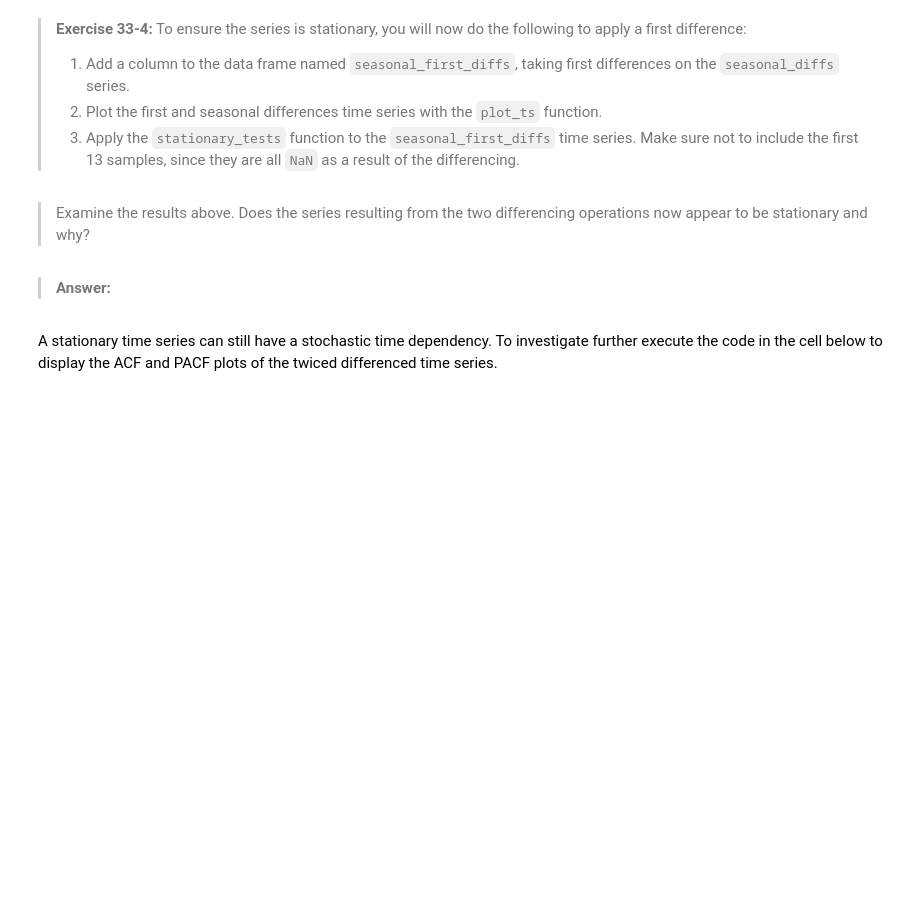
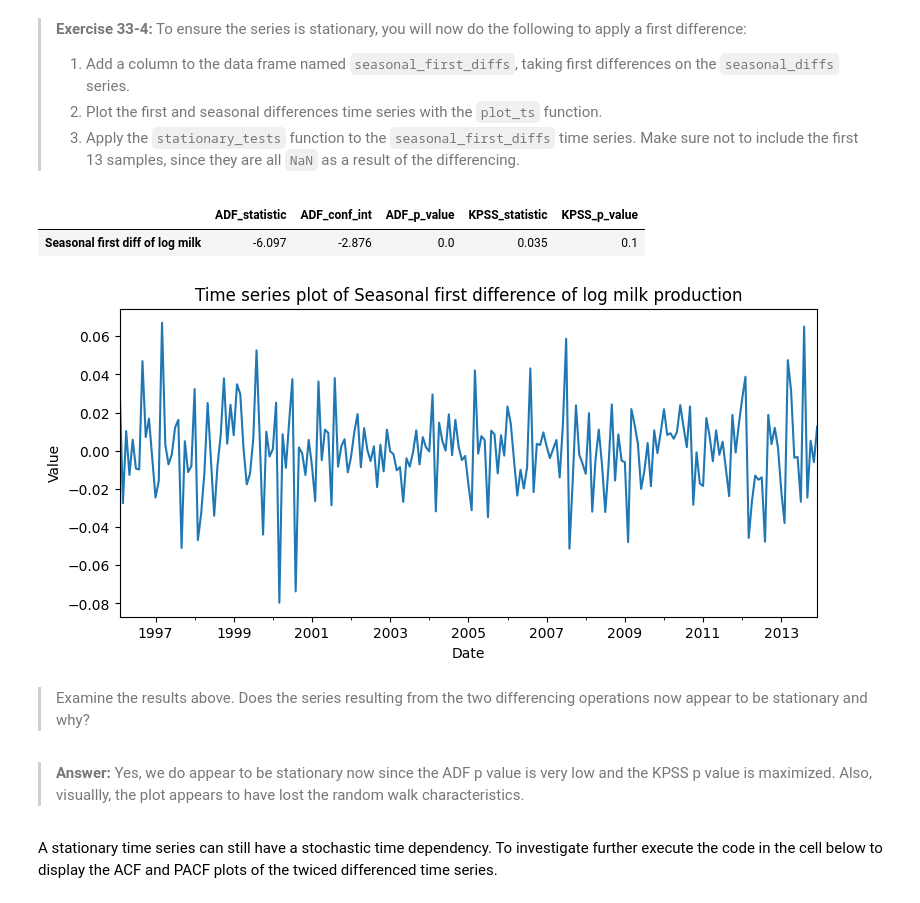
Before and after one commit to whendo/CSCI-E-83, a Jupyter notebook: Notebooks/33_Chapter33_TimeSeriesModels.ipynb, the cells around one changed output. Saved outputs shown, nothing was run; the diff lists cells and outputs as text; code cells hidden in the pictures; blank space fills up the shorter version.

```diff
--- a/Notebooks/33_Chapter33_TimeSeriesModels.ipynb
+++ b/Notebooks/33_Chapter33_TimeSeriesModels.ipynb
@@ -664,7 +966,16 @@ stationary_tests([CA_dairy['seasonal_diffs'][12:]], ['Seasonal diff of log milk'
+# %%
+## Put your code below
+CA_dairy['seasonal_first_diffs'] = CA_dairy['seasonal_diffs'].diff()
+plot_ts(CA_dairy['seasonal_first_diffs'][13:], 'Seasonal first difference of log milk production')
+stationary_tests([CA_dairy['seasonal_first_diffs'][13:]], ['Seasonal first diff of log milk'])
+# %% [output]
+|  | ADF_statistic | ADF_conf_int | ADF_p_value | KPSS_statistic | KPSS_p_value |
+| Seasonal first diff of log milk | -6.097 | -2.876 | 0.0 | 0.035 | 0.1 |
+[figure, added]
 # %% [markdown]
 > Examine the results above. Does the series resulting from the two differencing operations now appear to be stationary and why?
-# %% [markdown]
-> **Answer:**
+# %% [markdown]
+> **Answer:** Yes, we do appear to be stationary now since the ADF p value is very low and the KPSS p value is maximized. Also, visuallly, the plot appears to have lost the random walk characteristics.
 # %% [markdown]
 A stationary time series can still have a stochastic time dependency. To investigate further execute the code in the cell below to display the ACF and PACF plots of the twiced differenced time series.
 # %%
```
Also changed, not shown: parts of 55 cells of this notebook.
